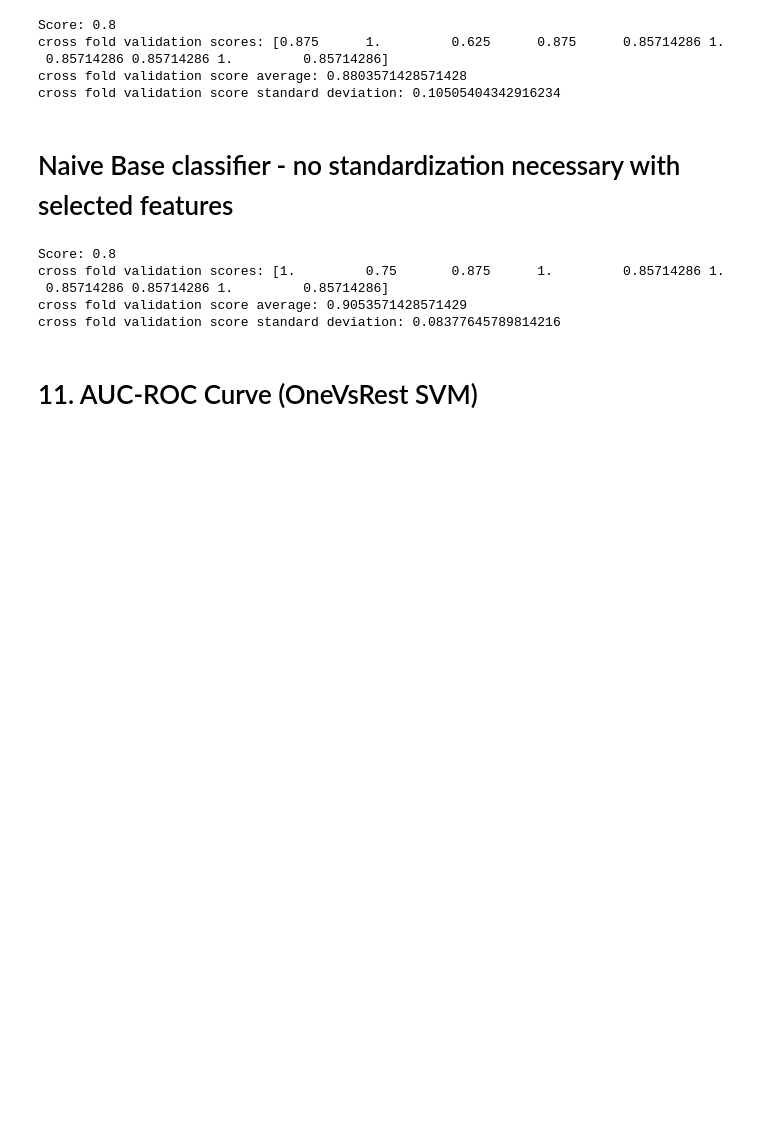
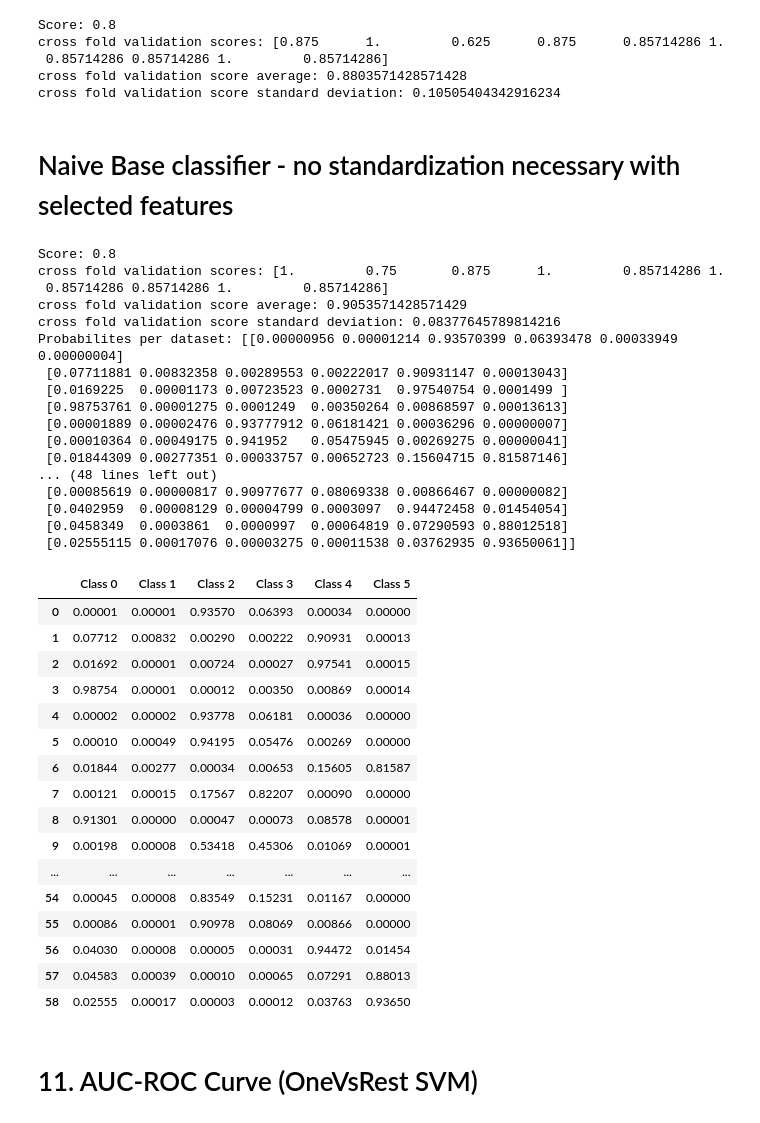
Before and after one commit to robyhartonodev/angewandte-ki-cog-village, a Jupyter notebook: main.ipynb, the cells around one changed output. Drawn from its saved outputs; the diff is of its cells as text; code cells hidden in the pictures; blank space fills up the shorter version.

```diff
--- a/main.ipynb
+++ b/main.ipynb
@@ -299,31 +299,67 @@ cross fold validation score standard deviation: 0.10505404342916234
 # %%
 from sklearn.preprocessing import MinMaxScaler # to avoid negative values which will throw error on MultinomialNB
 
 X = df.iloc[:, :-1].to_numpy() # All features except label
 y = df['label'].to_numpy()
 
 X_train, X_test, y_train, y_test = train_test_split(X, y, test_size=0.2, random_state=42)
 
 scaler = MinMaxScaler()
 
 X_train = scaler.fit_transform(X_train)
 X_test = scaler.fit_transform(X_test)
 
 clf = MultinomialNB()
 clf.fit(X_train, y_train)
 
 print(f"Score: {clf.score(X_test, y_test)}")
 print(f"cross fold validation scores: {scores}")
 print(f"cross fold validation score average: {scores.mean()}")
 print(f"cross fold validation score standard deviation: {scores.std()}")
 
-proba = clf.predict_proba(X_test)
+proba = clf.predict_proba(X_train)
+
+np.set_printoptions(suppress=True)
+print(f"Probabilites per dataset: {proba}")
+
+df_proba = pd.DataFrame(proba, columns=["Class 0", "Class 1", "Class 2", "Class 3", "Class 4", "Class 5"])
+pd.set_option("display.float_format", lambda x: '%.5f' % x)
+df_proba
 # %% [output]
 Score: 0.8
 cross fold validation scores: [1.         0.75       0.875      1.         0.85714286 1.
  0.85714286 0.85714286 1.         0.85714286]
 cross fold validation score average: 0.9053571428571429
 cross fold validation score standard deviation: 0.08377645789814216
+Probabilites per dataset: [[0.00000956 0.00001214 0.93570399 0.06393478 0.00033949 0.00000004]
+ [0.07711881 0.00832358 0.00289553 0.00222017 0.90931147 0.00013043]
+ [0.0169225  0.00001173 0.00723523 0.0002731  0.97540754 0.0001499 ]
+ [0.98753761 0.00001275 0.0001249  0.00350264 0.00868597 0.00013613]
+ [0.00001889 0.00002476 0.93777912 0.06181421 0.00036296 0.00000007]
+ [0.00010364 0.00049175 0.941952   0.05475945 0.00269275 0.00000041]
+ [0.01844309 0.00277351 0.00033757 0.00652723 0.15604715 0.81587146]
+... (48 lines left out)
+ [0.00085619 0.00000817 0.90977677 0.08069338 0.00866467 0.00000082]
+ [0.0402959  0.00008129 0.00004799 0.0003097  0.94472458 0.01454054]
+ [0.0458349  0.0003861  0.0000997  0.00064819 0.07290593 0.88012518]
+ [0.02555115 0.00017076 0.00003275 0.00011538 0.03762935 0.93650061]]
+|  | Class 0 | Class 1 | Class 2 | Class 3 | Class 4 | Class 5 |
+| 0 | 0.00001 | 0.00001 | 0.93570 | 0.06393 | 0.00034 | 0.00000 |
+| 1 | 0.07712 | 0.00832 | 0.00290 | 0.00222 | 0.90931 | 0.00013 |
+| 2 | 0.01692 | 0.00001 | 0.00724 | 0.00027 | 0.97541 | 0.00015 |
+| 3 | 0.98754 | 0.00001 | 0.00012 | 0.00350 | 0.00869 | 0.00014 |
+| 4 | 0.00002 | 0.00002 | 0.93778 | 0.06181 | 0.00036 | 0.00000 |
+| 5 | 0.00010 | 0.00049 | 0.94195 | 0.05476 | 0.00269 | 0.00000 |
+| 6 | 0.01844 | 0.00277 | 0.00034 | 0.00653 | 0.15605 | 0.81587 |
+| 7 | 0.00121 | 0.00015 | 0.17567 | 0.82207 | 0.00090 | 0.00000 |
+| 8 | 0.91301 | 0.00000 | 0.00047 | 0.00073 | 0.08578 | 0.00001 |
+| 9 | 0.00198 | 0.00008 | 0.53418 | 0.45306 | 0.01069 | 0.00001 |
+| ... | ... | ... | ... | ... | ... | ... |
+| 54 | 0.00045 | 0.00008 | 0.83549 | 0.15231 | 0.01167 | 0.00000 |
+| 55 | 0.00086 | 0.00001 | 0.90978 | 0.08069 | 0.00866 | 0.00000 |
+| 56 | 0.04030 | 0.00008 | 0.00005 | 0.00031 | 0.94472 | 0.01454 |
+| 57 | 0.04583 | 0.00039 | 0.00010 | 0.00065 | 0.07291 | 0.88013 |
+| 58 | 0.02555 | 0.00017 | 0.00003 | 0.00012 | 0.03763 | 0.93650 |
 # %% [markdown]
 # 11. AUC-ROC Curve (OneVsRest SVM)
 # %%
```
